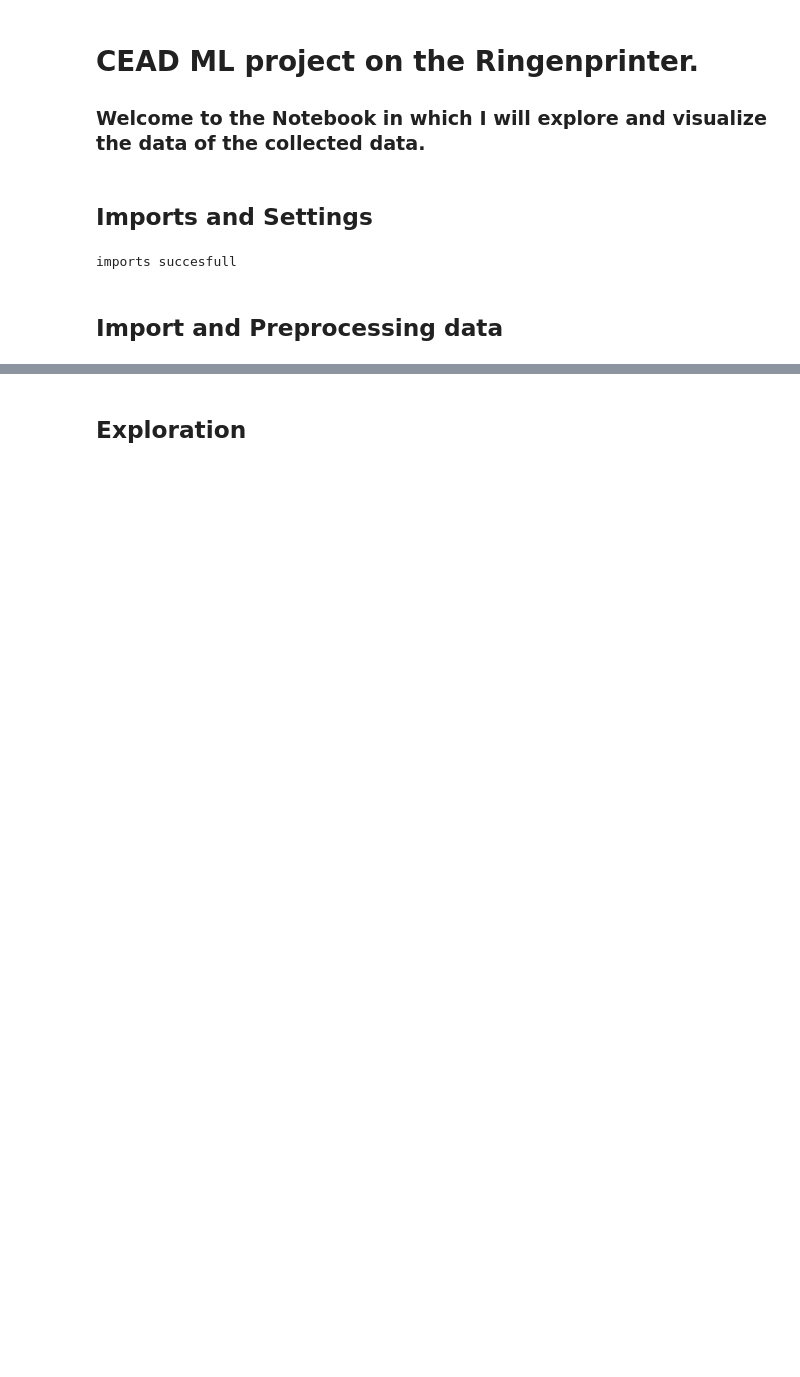
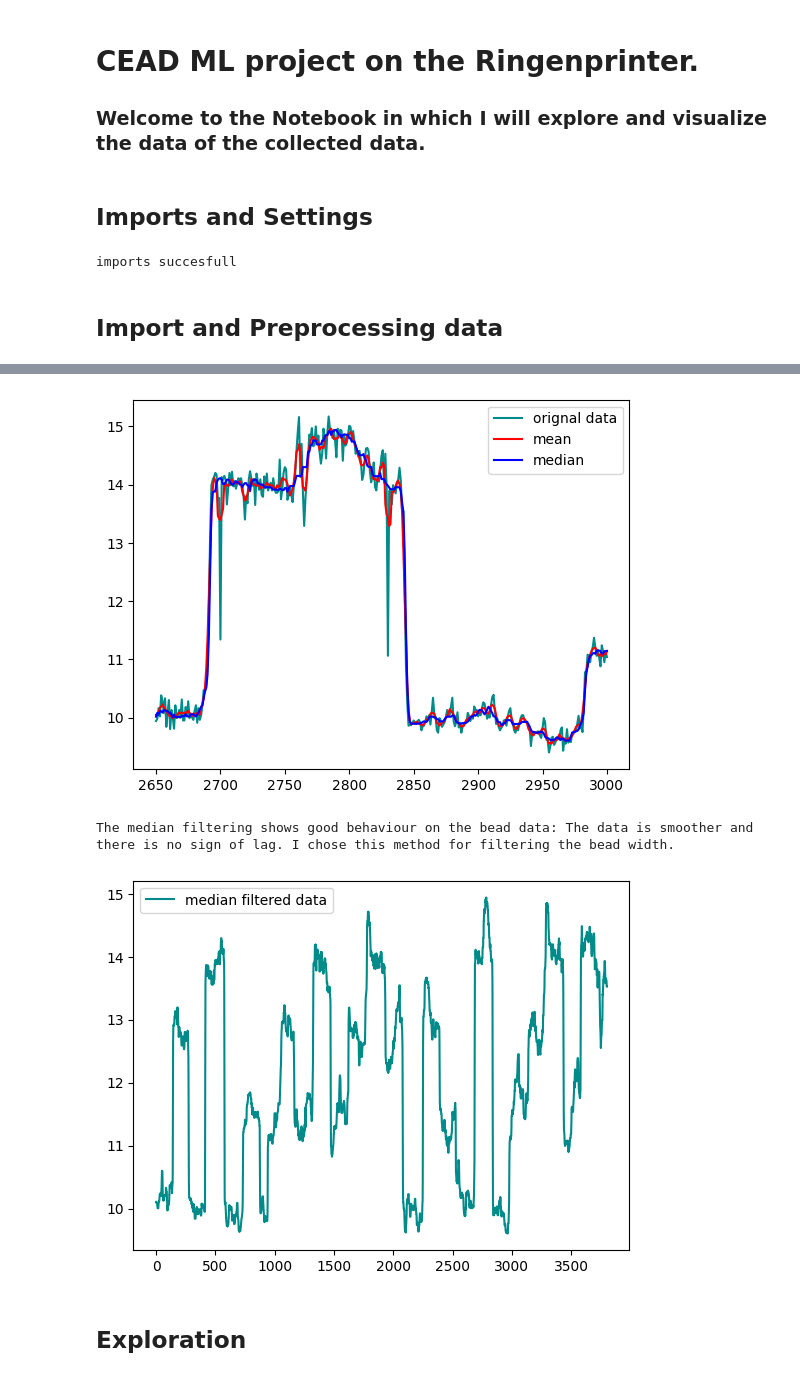
Before and after one commit to joostzaalberg/CEAD_ml, a Jupyter notebook: scripts/exploration.ipynb, the cells around one changed output, grey strips where cells are left out. Saved outputs shown, nothing was run; the diff lists cells and outputs as text; code cells hidden in the pictures; blank space fills up the shorter version.

```diff
--- a/scripts/exploration.ipynb
+++ b/scripts/exploration.ipynb
@@ -59,4 +54,30 @@ print('import and preprocessing data succesfull')
 import and preprocessing data succesfull
+# %%
+bead_gauss = df_s['bead_width (mm)'].rolling(window=5, win_type='gaussian', center=True).mean(std=5)
+bead_median = df_s['bead_width (mm)'].rolling(window=10, center=True).median()
+
+
+plt.plot(df_s.loc[2650:3000, 'bead_width (mm)'], 'darkcyan', label='orignal data')
+plt.plot(bead_gauss.loc[2650:3000], 'red', label='mean')
+plt.plot(bead_median.loc[2650:3000], 'blue', label='median')
+plt.legend()
+plt.show()
+
+print('The median filtering shows good behaviour on the bead data: The data is smoother and there is no sign of lag. I chose this method for filtering the bead width.')
+df_s_medianFilt = df_s.copy(deep=True)
+df_s_medianFilt['bead_width (mm)'] = bead_median
+df_s_medianFilt.drop(df_s_medianFilt.head(5).index.union(df_s_medianFilt.tail(5).index), inplace=True)
+df_s_medianFilt = df_s_medianFilt.reset_index()
+
+# print(df_s_medianFilt)
+
+plt.plot(df_s_medianFilt.loc[:, 'bead_width (mm)'], 'darkcyan', label='median filtered data')
+plt.legend()
+plt.show()
+# %% [output]
+[figure, added]
+The median filtering shows good behaviour on the bead data: The data is smoother and there is no sign of lag. I chose this method for filtering the bead width.
+[figure, added]
 # %% [markdown]
 ## Exploration
 # %%
```
Also changed, not shown: parts of 8 cells of this notebook, 2 other files.
